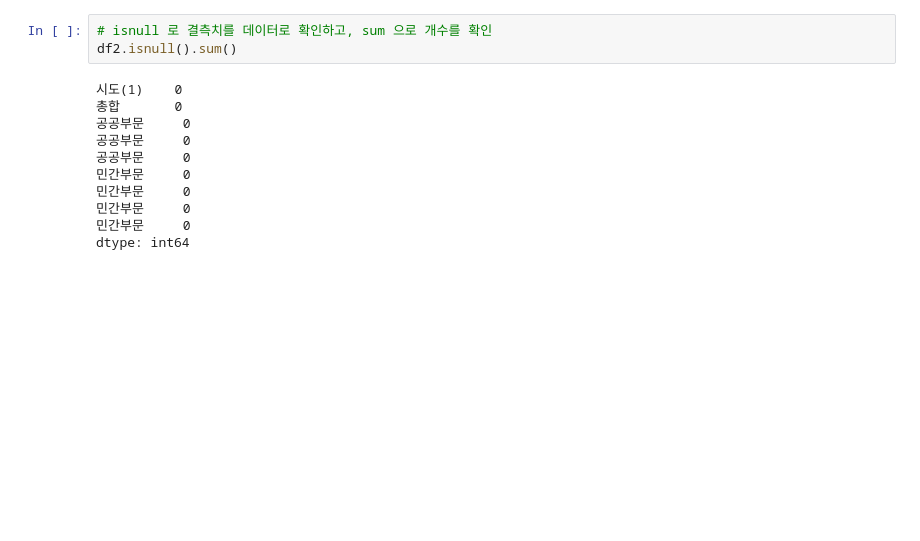
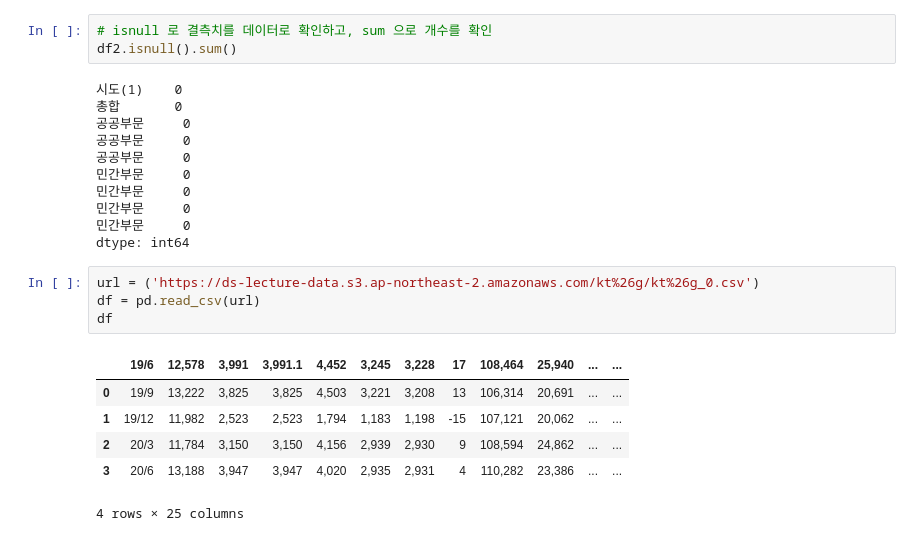
Before and after one commit to swon95/Blog_detail, a Jupyter notebook: Data_Preprocessing_&_EDA.ipynb, the cells around one changed output. Cells and saved outputs as stored; diff of their text form; blank space fills up the shorter version.

```diff
--- a/Data_Preprocessing_&_EDA.ipynb
+++ b/Data_Preprocessing_&_EDA.ipynb
@@ -210,3 +210,14 @@ df2.isnull().sum()
 민간부문     0
 민간부문     0
 dtype: int64
+# %%
+url = ('https://ds-lecture-data.s3.ap-northeast-2.amazonaws.com/kt%26g/kt%26g_0.csv')
+df = pd.read_csv(url)
+df
+# %% [output]
+|  | 19/6 | 12,578 | 3,991 | 3,991.1 | 4,452 | 3,245 | 3,228 | 17 | 108,464 | 25,940 | ... | ... |
+| 0 | 19/9 | 13,222 | 3,825 | 3,825 | 4,503 | 3,221 | 3,208 | 13 | 106,314 | 20,691 | ... | ... |
+| 1 | 19/12 | 11,982 | 2,523 | 2,523 | 1,794 | 1,183 | 1,198 | -15 | 107,121 | 20,062 | ... | ... |
+| 2 | 20/3 | 11,784 | 3,150 | 3,150 | 4,156 | 2,939 | 2,930 | 9 | 108,594 | 24,862 | ... | ... |
+| 3 | 20/6 | 13,188 | 3,947 | 3,947 | 4,020 | 2,935 | 2,931 | 4 | 110,282 | 23,386 | ... | ... |
+4 rows × 25 columns
```
Also changed, not shown: parts of 5 cells of this notebook.
